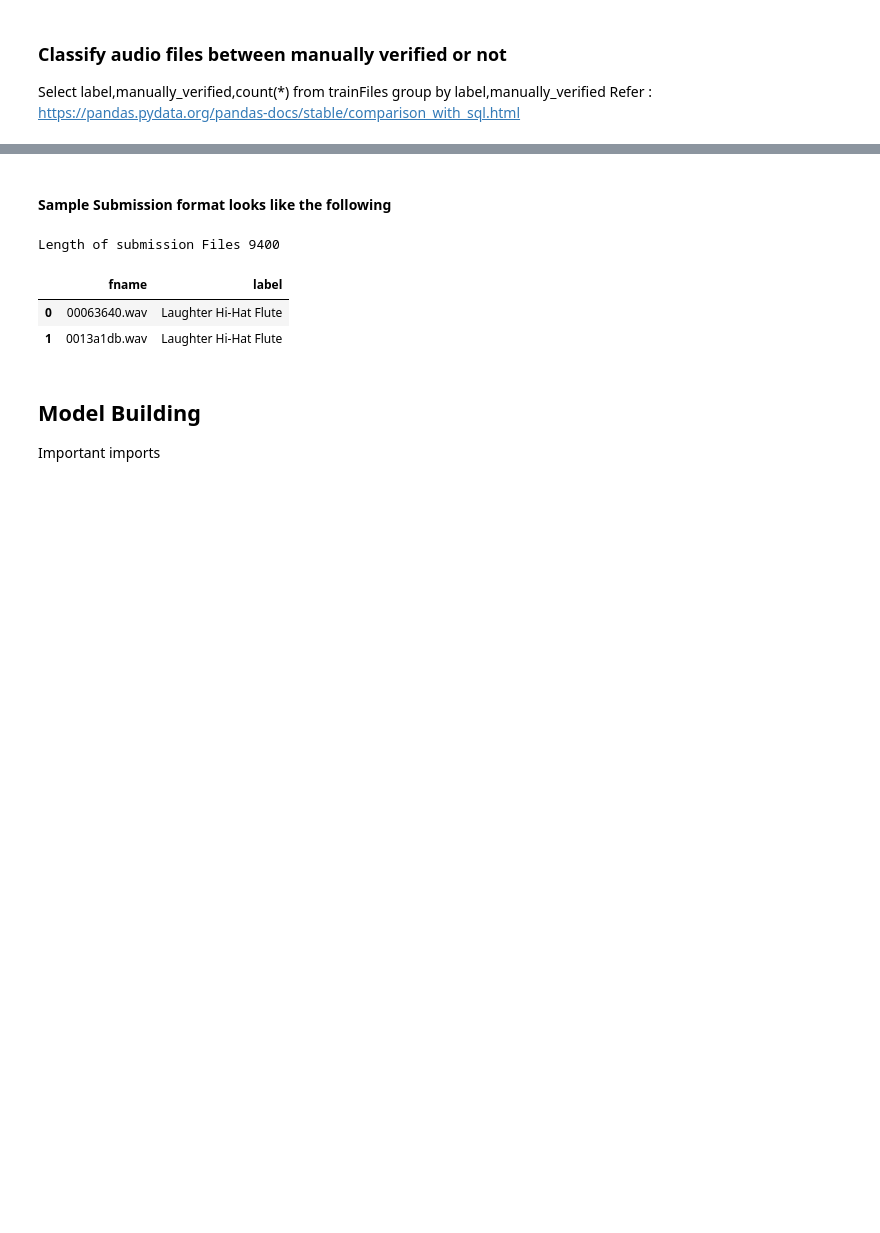
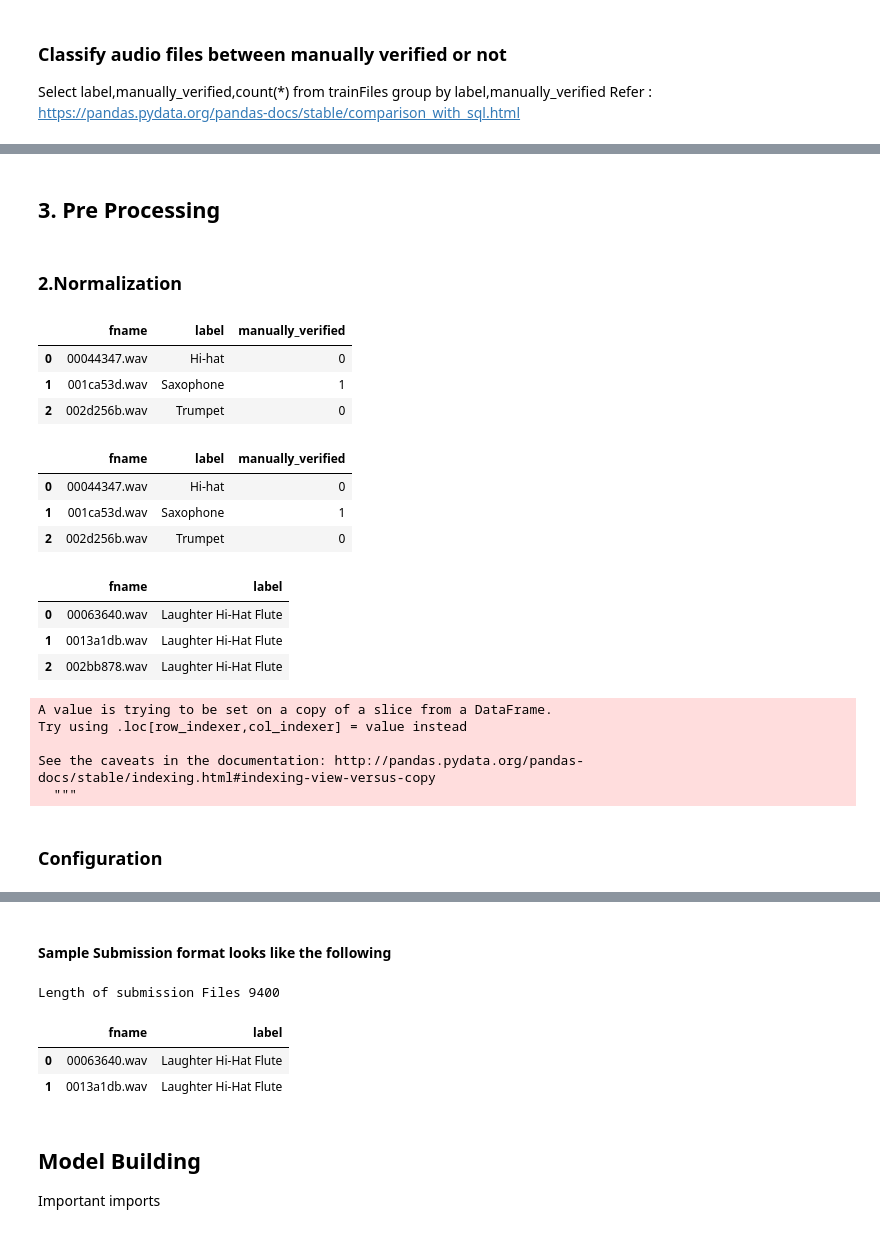
Before and after one commit to knatarasan/freesound, a Jupyter notebook: LearnSound.ipynb, the cells around one changed output, grey strips where cells are left out. Saved outputs shown, nothing was run; the diff lists cells and outputs as text; code cells hidden in the pictures; blank space fills up the shorter version.

```diff
--- a/LearnSound.ipynb
+++ b/LearnSound.ipynb
@@ -320,0 +328,4 @@ ax2.legend()
+# %% [markdown]
+## 3. Pre Processing
+# %% [markdown]
+### 2.Normalization
@@ -320,0 +391,43 @@ ax2.legend()
+# %%
+home='/Users/knnatarasan/workspace/ds/udacity/freesound/'
+
+train=pd.read_csv(home+'doc/train.csv')
+train.head(3)
+# %% [output]
+|  | fname | label | manually_verified |
+| 0 | 00044347.wav | Hi-hat | 0 |
+| 1 | 001ca53d.wav | Saxophone | 1 |
+| 2 | 002d256b.wav | Trumpet | 0 |
+# %%
+train=trainFilesList[:2000]
+train.head(3)
+# %% [output]
+|  | fname | label | manually_verified |
+| 0 | 00044347.wav | Hi-hat | 0 |
+| 1 | 001ca53d.wav | Saxophone | 1 |
+| 2 | 002d256b.wav | Trumpet | 0 |
+# %%
+test=pd.read_csv(home+'doc/sample_submission.csv')
+test.head(3)
+# %% [output]
+|  | fname | label |
+| 0 | 00063640.wav | Laughter Hi-Hat Flute |
+| 1 | 0013a1db.wav | Laughter Hi-Hat Flute |
+| 2 | 002bb878.wav | Laughter Hi-Hat Flute |
+# %%
+LABELS = list(train.label.unique())
+label_idx = {label: i for i, label in enumerate(LABELS)}
+train.set_index("fname", inplace=True)
+test.set_index("fname", inplace=True)
+train["label_idx"] = train.label.apply(lambda x: label_idx[x])
+if not COMPLETE_RUN:
+    train = train[:2000]
+    test = test[:2000]
+# %% [output]
+A value is trying to be set on a copy of a slice from a DataFrame.
+Try using .loc[row_indexer,col_indexer] = value instead
+
+See the caveats in the documentation: http://pandas.pydata.org/pandas-docs/stable/indexing.html#indexing-view-versus-copy
+  """
+# %% [markdown]
+### Configuration
```
Also changed, not shown: parts of 23 cells of this notebook.
